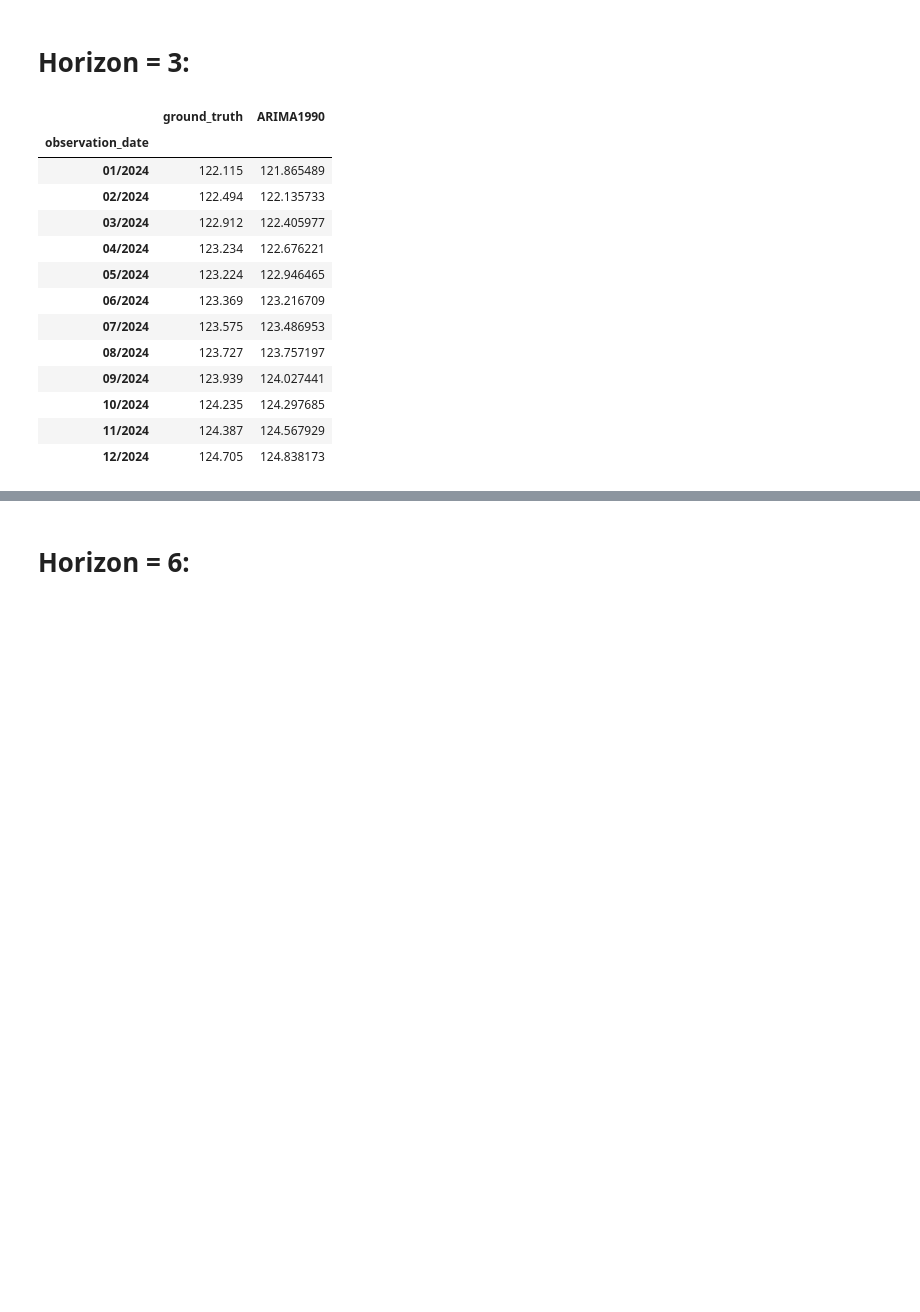
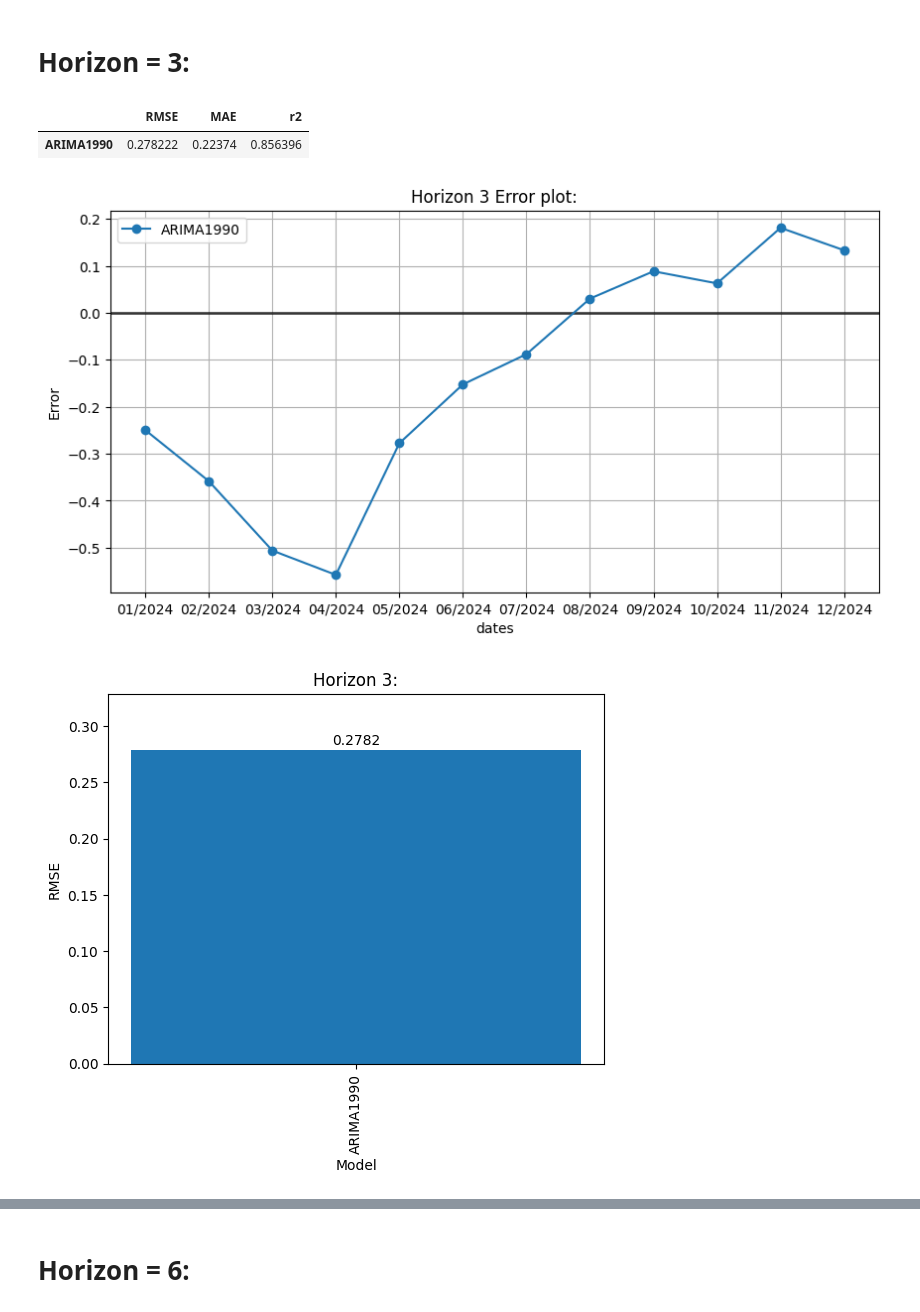
Before and after one commit to sc20geb/COMP5530M-Group-Project-Inflation-Forecasting, a Jupyter notebook: Evaluation/evaluation.ipynb, the cells around one changed output, grey strips where cells are left out. Cells and saved outputs as stored; diff of their text form; code cells hidden in the pictures; blank space fills up the shorter version.

Commit message:
added metric bar charts

```diff
--- a/Evaluation/evaluation.ipynb
+++ b/Evaluation/evaluation.ipynb
@@ -75,21 +27,31 @@ error_plot(predsDf,model='all')
+# %%
+predsPath_1= Path('../Predictions/Horizon1')
+predsDf_1=get_predictions(predsPath_1)
+
+metrics_1= calc_metrics(predsDf_1)
+display(metrics_1.sort_values(main_metric, axis=0))
+
+error_plot(predsDf_1,model='ARIMA1990',absolute=True, title= 'ARIMA1990 Horizon 1 Error plot:')
+
+error_plot(predsDf_1,model=['ARIMA1990','ARIMAX1990', 'SARIMA1990','SARIMAX1990'],absolute=True, title='Horizon 1 Error plot: ')
+error_plot(predsDf_1,model='all',absolute=False, title= 'Horizon 1 Error plot:')
+
+for i in metrics_1.columns:
+    plot_metric(metrics_1,i, title='Horizon 1:')
 # %% [markdown]
 # Horizon = 3:
-# %%
-predsPath= Path('../Predictions/Horizon3')
-predsDf=get_predictions(predsPath)
-display(predsDf)
-# %% [output]
-|  | ground_truth | ARIMA1990 |
-| observation_date |  |  |
-| 01/2024 | 122.115 | 121.865489 |
-| 02/2024 | 122.494 | 122.135733 |
-| 03/2024 | 122.912 | 122.405977 |
-| 04/2024 | 123.234 | 122.676221 |
-| 05/2024 | 123.224 | 122.946465 |
-| 06/2024 | 123.369 | 123.216709 |
-| 07/2024 | 123.575 | 123.486953 |
-| 08/2024 | 123.727 | 123.757197 |
-| 09/2024 | 123.939 | 124.027441 |
-| 10/2024 | 124.235 | 124.297685 |
-| 11/2024 | 124.387 | 124.567929 |
-| 12/2024 | 124.705 | 124.838173 |
+# %%
+predsPath_3= Path('../Predictions/Horizon3')
+predsDf_3=get_predictions(predsPath_3)
+
+metrics_3= calc_metrics(predsDf_3)
+display(metrics_3.sort_values(main_metric, axis=0))
+
+error_plot(predsDf_3,model='all',absolute=False, title= 'Horizon 3 Error plot:')
+for i in metrics_3.columns:
+    plot_metric(metrics_3,i, title='Horizon 3:')
+# %% [output]
+|  | RMSE | MAE | r2 |
+| ARIMA1990 | 0.278222 | 0.22374 | 0.856396 |
+[figure, added]
+[figure, added]
```
Also changed, not shown: parts of 10 cells of this notebook, 1 other file.
